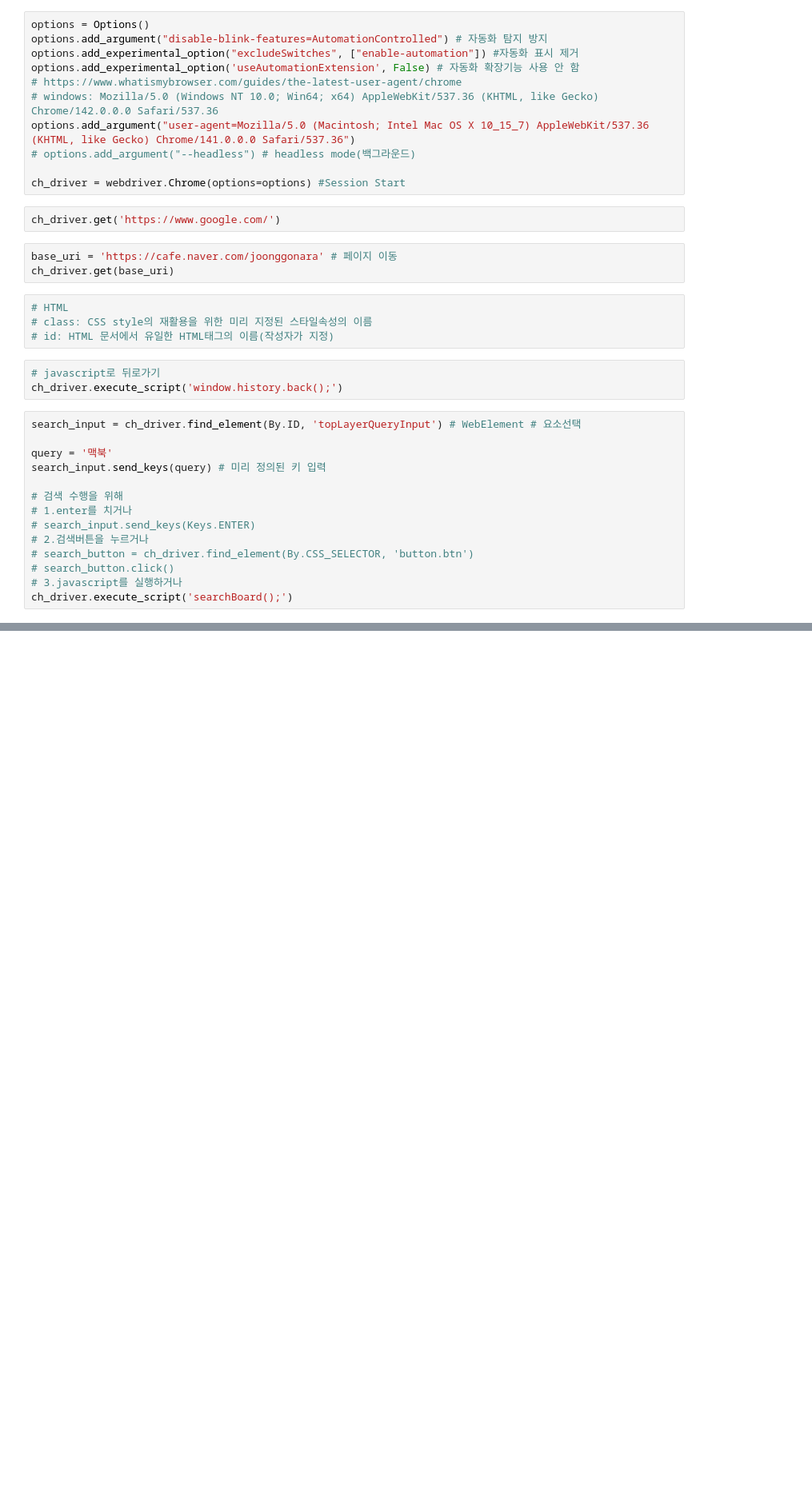
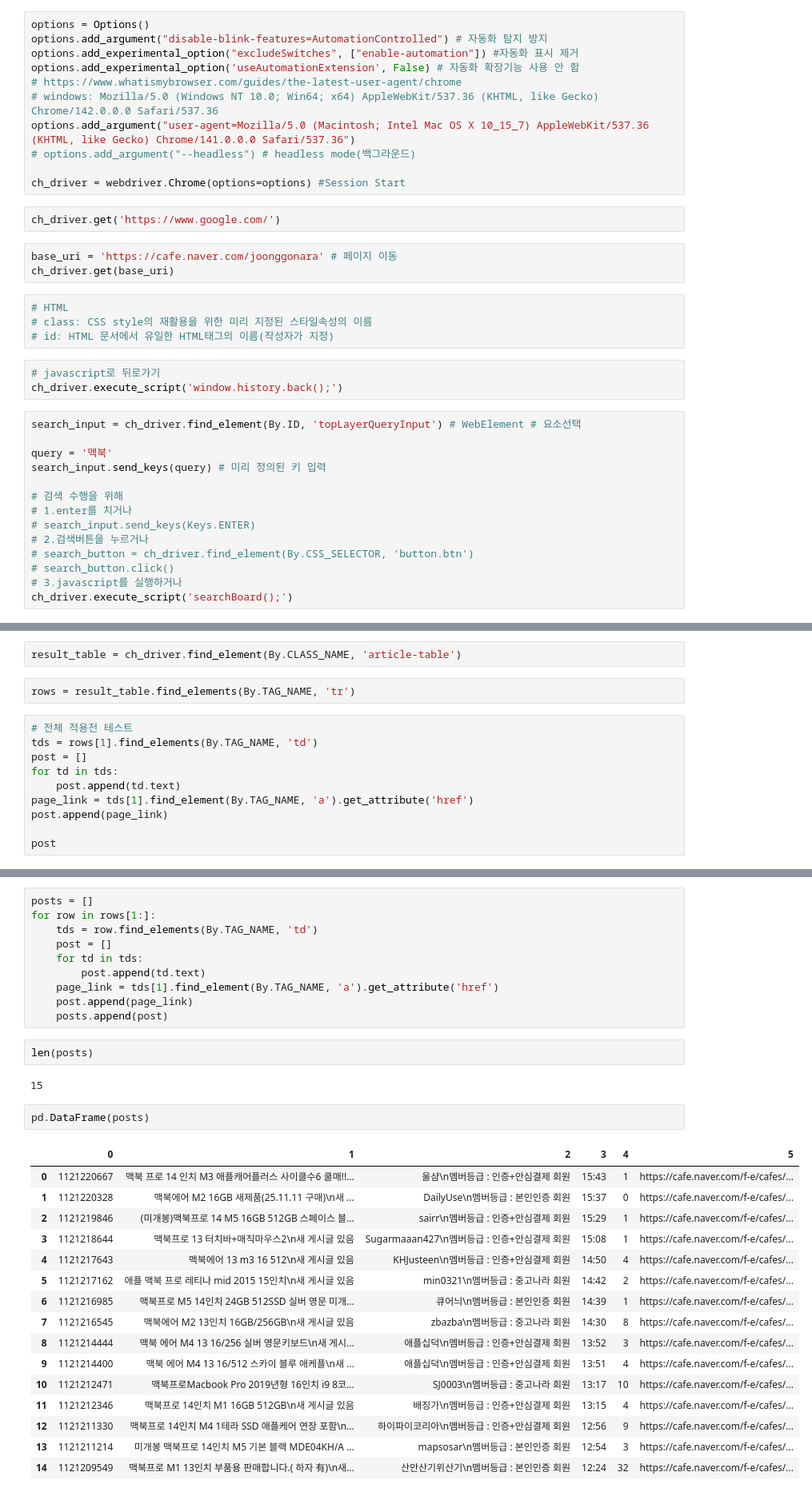
Before and after one commit to ulgoon/22th-python-git, a Jupyter notebook: Day5-Web_Crawling(2).ipynb, the cells around one changed output, grey strips where cells are left out. Shown: that part at 80% size. Saved outputs shown, nothing was run; the diff lists cells and outputs as text; blank space fills up the shorter version.

```diff
--- a/Day5-Web_Crawling(2).ipynb
+++ b/Day5-Web_Crawling(2).ipynb
@@ -575,0 +580,14 @@ ch_driver.execute_script('searchBoard();')
+# %%
+result_table = ch_driver.find_element(By.CLASS_NAME, 'article-table')
+# %%
+rows = result_table.find_elements(By.TAG_NAME, 'tr')
+# %%
+# 전체 적용전 테스트
+tds = rows[1].find_elements(By.TAG_NAME, 'td')
+post = []
+for td in tds:
+    post.append(td.text)
+page_link = tds[1].find_element(By.TAG_NAME, 'a').get_attribute('href')
+post.append(page_link)
+
+post
@@ -575,0 +601,33 @@ ch_driver.execute_script('searchBoard();')
+# %%
+posts = []
+for row in rows[1:]:
+    tds = row.find_elements(By.TAG_NAME, 'td')
+    post = []
+    for td in tds:
+        post.append(td.text)
+    page_link = tds[1].find_element(By.TAG_NAME, 'a').get_attribute('href')
+    post.append(page_link)
+    posts.append(post)
+# %%
+len(posts)
+# %% [output]
+15
+# %%
+pd.DataFrame(posts)
+# %% [output]
+|  | 0 | 1 | 2 | 3 | 4 | 5 |
+| 0 | 1121220667 | 맥북 프로 14 인치 M3 애플캐어플러스 사이클수6 쿨매!!... | 울샴\n멤버등급 : 인증+안심결제 회원 | 15:43 | 1 | https://cafe.naver.com/f-e/cafes/... |
+| 1 | 1121220328 | 맥북에어 M2 16GB 새제품(25.11.11 구매)\n새 ... | DailyUse\n멤버등급 : 본인인증 회원 | 15:37 | 0 | https://cafe.naver.com/f-e/cafes/... |
+| 2 | 1121219846 | (미개봉)맥북프로 14 M5 16GB 512GB 스페이스 블... | sairr\n멤버등급 : 인증+안심결제 회원 | 15:29 | 1 | https://cafe.naver.com/f-e/cafes/... |
+| 3 | 1121218644 | 맥북프로 13 터치바+매직마우스2\n새 게시글 있음 | Sugarmaaan427\n멤버등급 : 인증+안심결제 회원 | 15:08 | 1 | https://cafe.naver.com/f-e/cafes/... |
+| 4 | 1121217643 | 맥북에어 13 m3 16 512\n새 게시글 있음 | KHJusteen\n멤버등급 : 인증+안심결제 회원 | 14:50 | 4 | https://cafe.naver.com/f-e/cafes/... |
+| 5 | 1121217162 | 애플 맥북 프로 레티나 mid 2015 15인치\n새 게시글 있음 | min0321\n멤버등급 : 중고나라 회원 | 14:42 | 2 | https://cafe.naver.com/f-e/cafes/... |
+| 6 | 1121216985 | 맥북프로 M5 14인치 24GB 512SSD 실버 영문 미개... | 큐어늬\n멤버등급 : 본인인증 회원 | 14:39 | 1 | https://cafe.naver.com/f-e/cafes/... |
+| 7 | 1121216545 | 맥북에어 M2 13인치 16GB/256GB\n새 게시글 있음 | zbazba\n멤버등급 : 중고나라 회원 | 14:30 | 8 | https://cafe.naver.com/f-e/cafes/... |
+| 8 | 1121214444 | 맥북 에어 M4 13 16/256 실버 영문키보드\n새 게시... | 애플십덕\n멤버등급 : 인증+안심결제 회원 | 13:52 | 3 | https://cafe.naver.com/f-e/cafes/... |
+| 9 | 1121214400 | 맥북 에어 M4 13 16/512 스카이 블루 애케플\n새 ... | 애플십덕\n멤버등급 : 인증+안심결제 회원 | 13:51 | 4 | https://cafe.naver.com/f-e/cafes/... |
+| 10 | 1121212471 | 맥북프로Macbook Pro 2019년형 16인치 i9 8코... | SJ0003\n멤버등급 : 중고나라 회원 | 13:17 | 10 | https://cafe.naver.com/f-e/cafes/... |
+| 11 | 1121212346 | 맥북프로 14인치 M1 16GB 512GB\n새 게시글 있음 | 배징가\n멤버등급 : 인증+안심결제 회원 | 13:15 | 4 | https://cafe.naver.com/f-e/cafes/... |
+| 12 | 1121211330 | 맥북프로 14인치 M4 1테라 SSD 애플케어 연장 포함\n... | 하이파이코리아\n멤버등급 : 인증+안심결제 회원 | 12:56 | 9 | https://cafe.naver.com/f-e/cafes/... |
+| 13 | 1121211214 | 미개봉 맥북프로 14인치 M5 기본 블랙 MDE04KH/A ... | mapsosar\n멤버등급 : 본인인증 회원 | 12:54 | 3 | https://cafe.naver.com/f-e/cafes/... |
+| 14 | 1121209549 | 맥북프로 M1 13인치 부품용 판매합니다.( 하자 有)\n새... | 산안산기위산기\n멤버등급 : 본인인증 회원 | 12:24 | 32 | https://cafe.naver.com/f-e/cafes/... |
```
Also changed, not shown: parts of 33 cells of this notebook.
